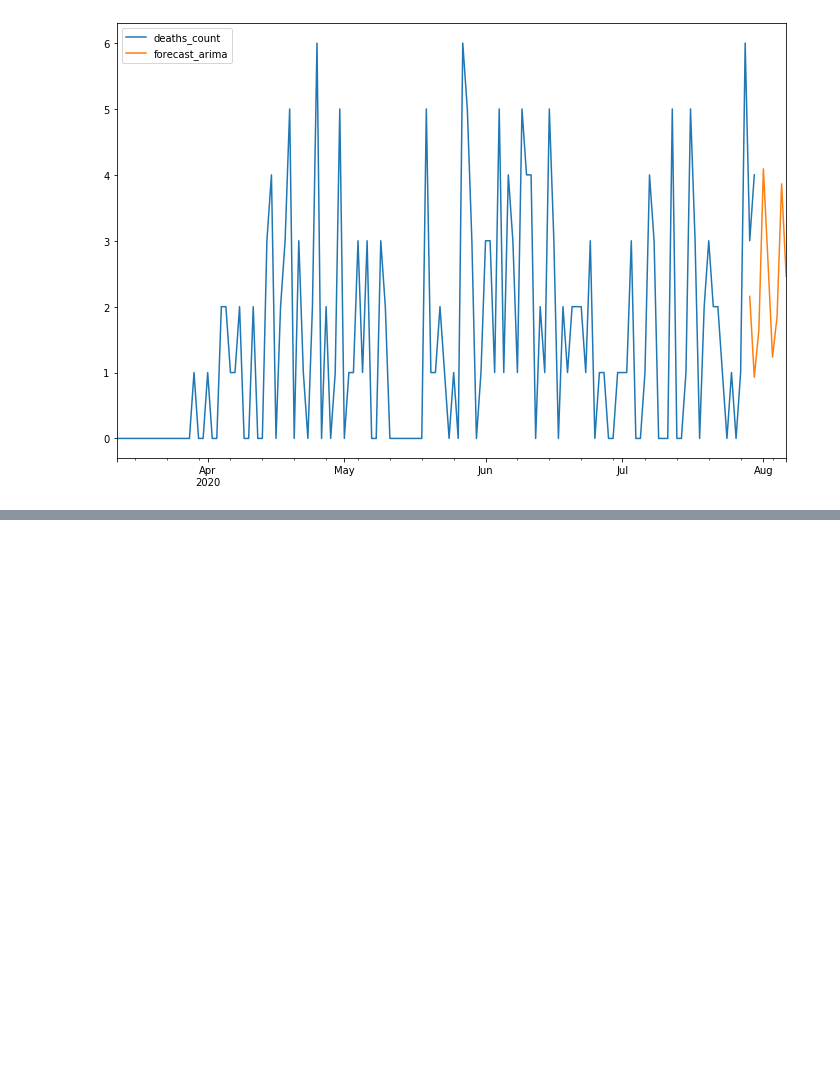
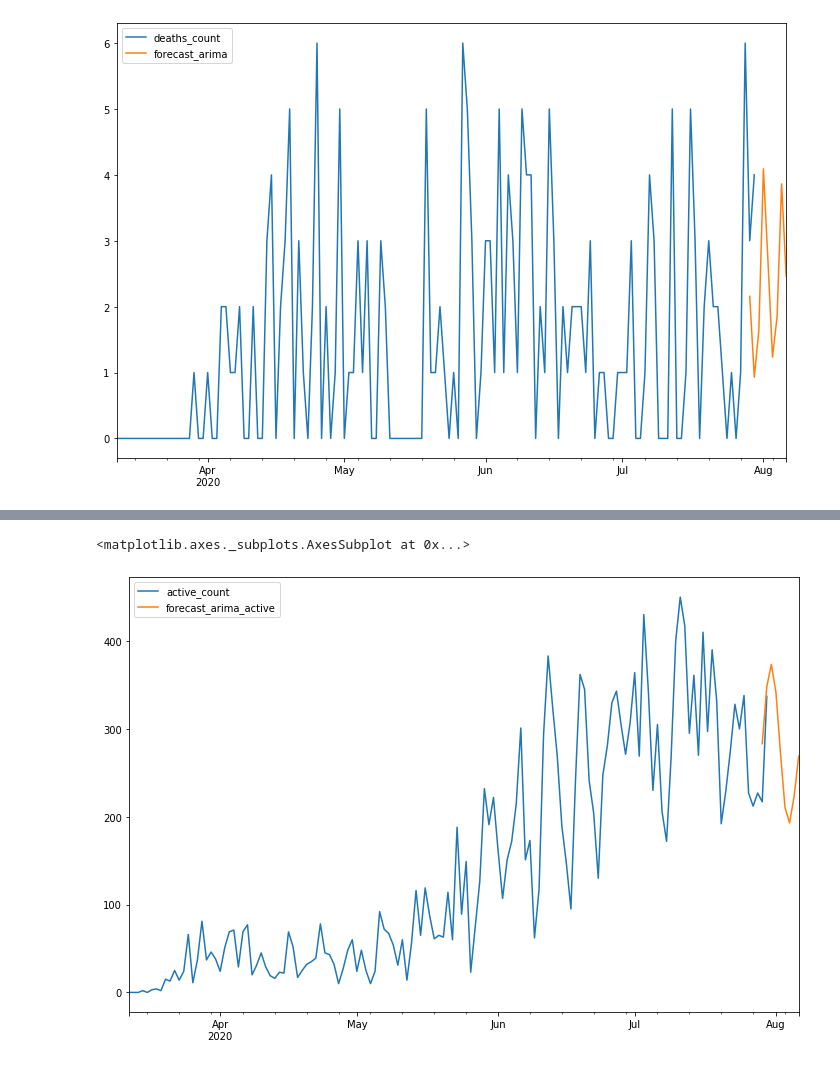
Before and after one commit to SupriyaChinthakuntla/KDD, a Jupyter notebook: prediction_arima.ipynb, the cells around one changed output, grey strips where cells are left out. Saved outputs shown, nothing was run; the diff lists cells and outputs as text; code cells hidden in the pictures; blank space fills up the shorter version.

```diff
--- a/prediction_arima.ipynb
+++ b/prediction_arima.ipynb
@@ -252,0 +356,8 @@ future_df_arima[['deaths_count', 'forecast_arima']].plot(figsize=(12, 8))
+# %%
+future_df_active_ar=pd.concat([df_active,future_dates_active])
+# %%
+future_df_active_ar['forecast_arima_active'] = model_fit_active.predict(start = 139, end = 147, dynamic= True)
+future_df_active_ar[['active_count', 'forecast_arima_active']].plot(figsize=(12, 8))
+# %% [output]
+<matplotlib.axes._subplots.AxesSubplot at 0x...>
+[figure, added]
```
Also changed, not shown: parts of 15 cells of this notebook.
